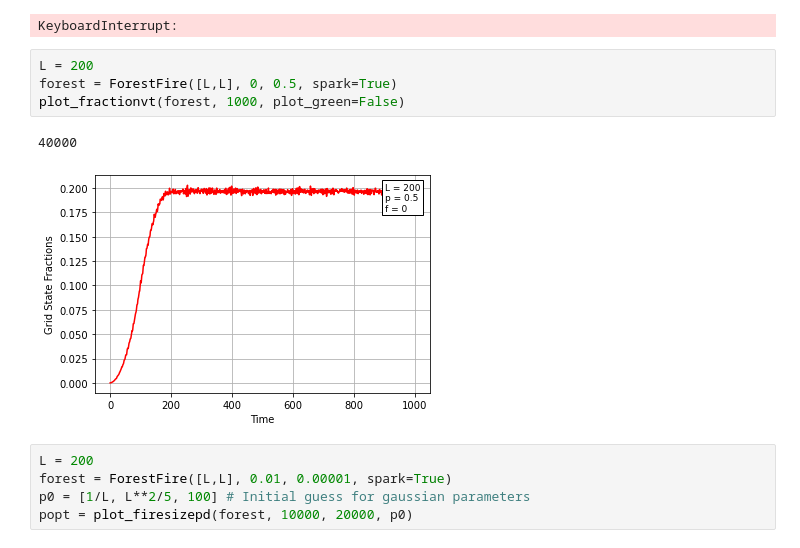
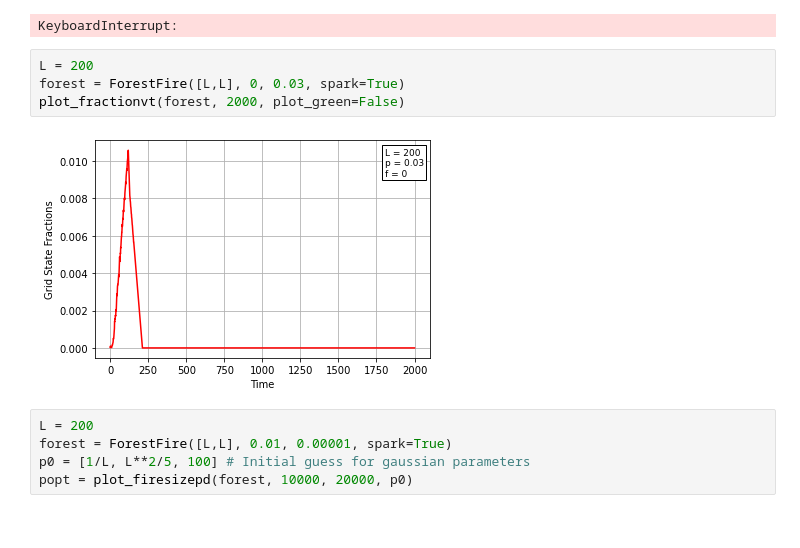
Before and after one commit to jkfids/forest-fire, a Jupyter notebook: misc.ipynb, the cells around one changed output. Saved outputs shown, nothing was run; the diff lists cells and outputs as text.

```diff
--- a/misc.ipynb
+++ b/misc.ipynb
@@ -20,11 +20,10 @@ popt = plot_firesizepd(forest, 10000, 20000, p0)
 KeyboardInterrupt:
 # %%
 L = 200
-forest = ForestFire([L,L], 0, 0.5, spark=True)
-plot_fractionvt(forest, 1000, plot_green=False)
+forest = ForestFire([L,L], 0, 0.03, spark=True)
+plot_fractionvt(forest, 2000, plot_green=False)
 # %% [output]
-40000
-[figure, old version]
+[figure, new version]
 # %%
 L = 200
 forest = ForestFire([L,L], 0.01, 0.00001, spark=True)
```
Also changed, not shown: parts of 1 cell of this notebook, 10 other files.
